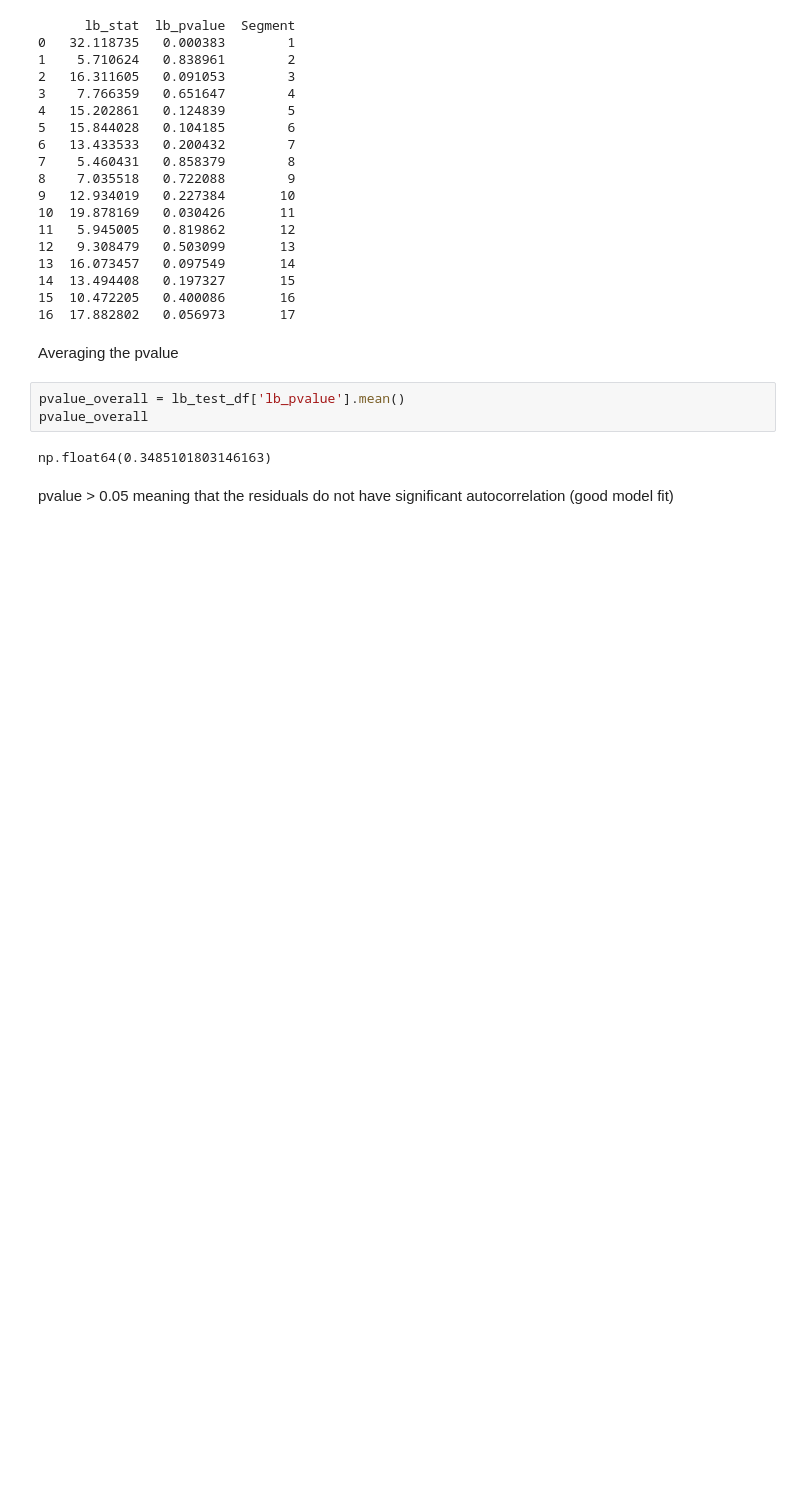
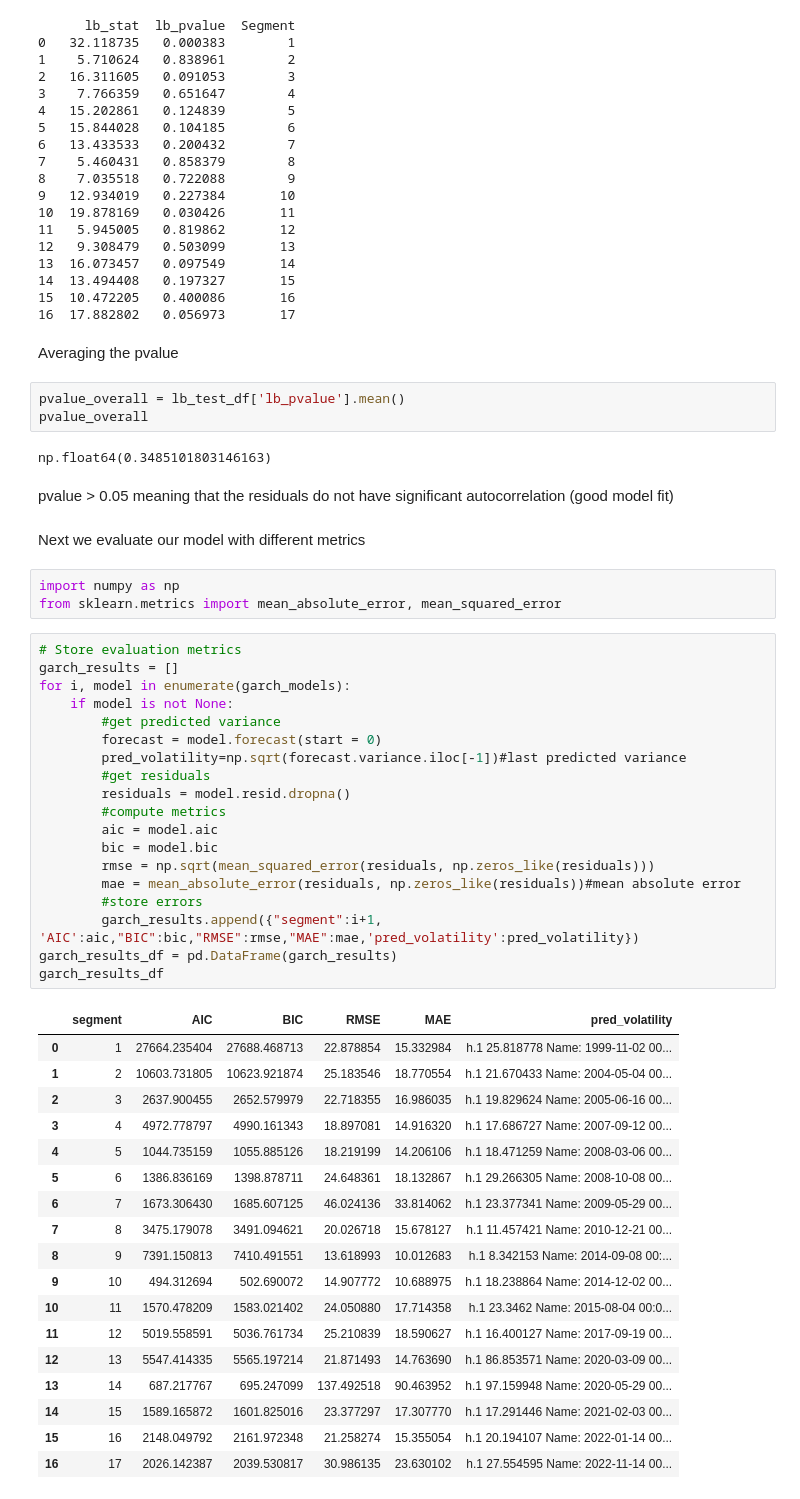
Before and after one commit to basleal22/kaim-week-10, a Jupyter notebook: notebooks/model_vis.ipynb, the cells around one changed output. Saved outputs shown, nothing was run; the diff lists cells and outputs as text; blank space fills up the shorter version.

```diff
--- a/notebooks/model_vis.ipynb
+++ b/notebooks/model_vis.ipynb
@@ -304,3 +308,46 @@ pvalue_overall
 np.float64(0.3485101803146163)
 # %% [markdown]
 pvalue > 0.05 meaning that the residuals do not have significant autocorrelation (good model fit)
+# %% [markdown]
+Next we evaluate our model with different metrics
+# %%
+import numpy as np
+from sklearn.metrics import mean_absolute_error, mean_squared_error
+# %%
+# Store evaluation metrics
+garch_results = []
+for i, model in enumerate(garch_models):
+    if model is not None:
+        #get predicted variance
+        forecast = model.forecast(start = 0)
+        pred_volatility=np.sqrt(forecast.variance.iloc[-1])#last predicted variance
+        #get residuals
+        residuals = model.resid.dropna()
+        #compute metrics
+        aic = model.aic
+        bic = model.bic
+        rmse = np.sqrt(mean_squared_error(residuals, np.zeros_like(residuals)))
+        mae = mean_absolute_error(residuals, np.zeros_like(residuals))#mean absolute error
+        #store errors
+        garch_results.append({"segment":i+1, 'AIC':aic,"BIC":bic,"RMSE":rmse,"MAE":mae,'pred_volatility':pred_volatility})
+garch_results_df = pd.DataFrame(garch_results)
+garch_results_df
+# %% [output]
+|  | segment | AIC | BIC | RMSE | MAE | pred_volatility |
+| 0 | 1 | 27664.235404 | 27688.468713 | 22.878854 | 15.332984 | h.1 25.818778 Name: 1999-11-02 00... |
+| 1 | 2 | 10603.731805 | 10623.921874 | 25.183546 | 18.770554 | h.1 21.670433 Name: 2004-05-04 00... |
+| 2 | 3 | 2637.900455 | 2652.579979 | 22.718355 | 16.986035 | h.1 19.829624 Name: 2005-06-16 00... |
+| 3 | 4 | 4972.778797 | 4990.161343 | 18.897081 | 14.916320 | h.1 17.686727 Name: 2007-09-12 00... |
+| 4 | 5 | 1044.735159 | 1055.885126 | 18.219199 | 14.206106 | h.1 18.471259 Name: 2008-03-06 00... |
+| 5 | 6 | 1386.836169 | 1398.878711 | 24.648361 | 18.132867 | h.1 29.266305 Name: 2008-10-08 00... |
+| 6 | 7 | 1673.306430 | 1685.607125 | 46.024136 | 33.814062 | h.1 23.377341 Name: 2009-05-29 00... |
+| 7 | 8 | 3475.179078 | 3491.094621 | 20.026718 | 15.678127 | h.1 11.457421 Name: 2010-12-21 00... |
+| 8 | 9 | 7391.150813 | 7410.491551 | 13.618993 | 10.012683 | h.1 8.342153 Name: 2014-09-08 00:... |
+| 9 | 10 | 494.312694 | 502.690072 | 14.907772 | 10.688975 | h.1 18.238864 Name: 2014-12-02 00... |
+| 10 | 11 | 1570.478209 | 1583.021402 | 24.050880 | 17.714358 | h.1 23.3462 Name: 2015-08-04 00:0... |
+| 11 | 12 | 5019.558591 | 5036.761734 | 25.210839 | 18.590627 | h.1 16.400127 Name: 2017-09-19 00... |
+| 12 | 13 | 5547.414335 | 5565.197214 | 21.871493 | 14.763690 | h.1 86.853571 Name: 2020-03-09 00... |
+| 13 | 14 | 687.217767 | 695.247099 | 137.492518 | 90.463952 | h.1 97.159948 Name: 2020-05-29 00... |
+| 14 | 15 | 1589.165872 | 1601.825016 | 23.377297 | 17.307770 | h.1 17.291446 Name: 2021-02-03 00... |
+| 15 | 16 | 2148.049792 | 2161.972348 | 21.258274 | 15.355054 | h.1 20.194107 Name: 2022-01-14 00... |
+| 16 | 17 | 2026.142387 | 2039.530817 | 30.986135 | 23.630102 | h.1 27.554595 Name: 2022-11-14 00... |
```
Also changed, not shown: parts of 11 cells of this notebook.
